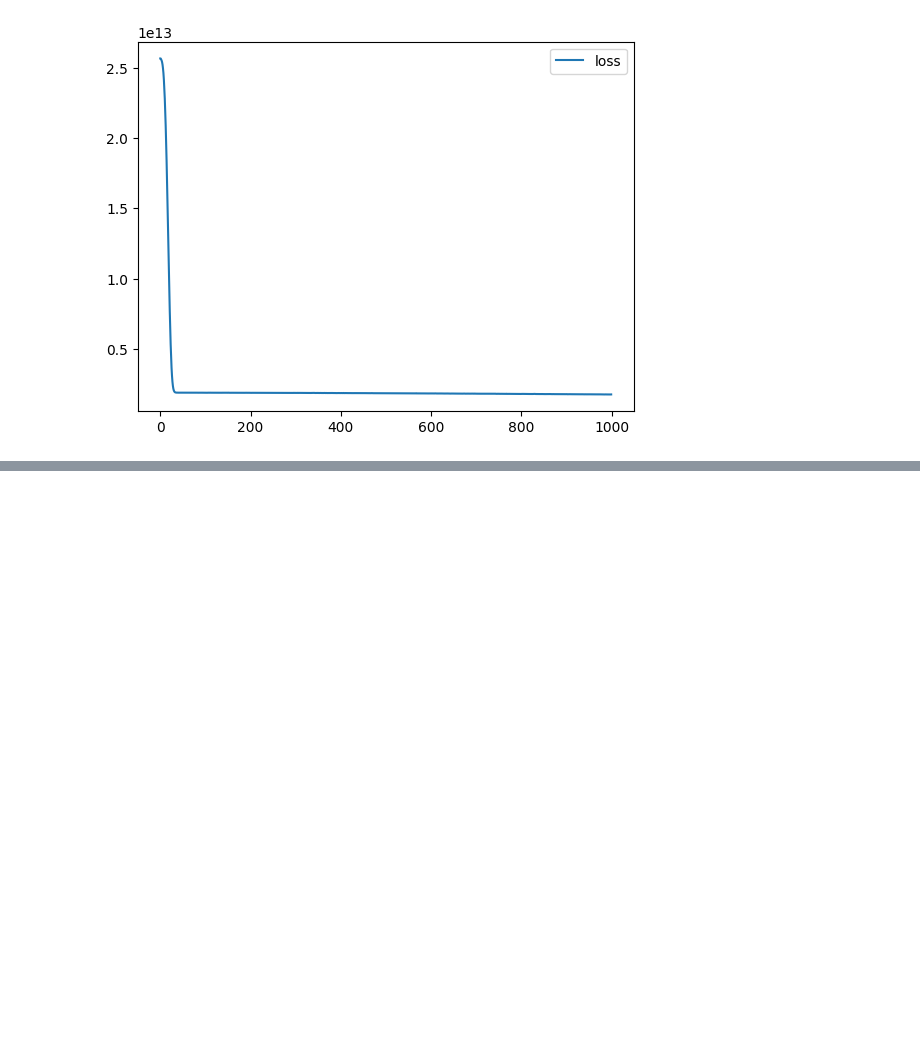
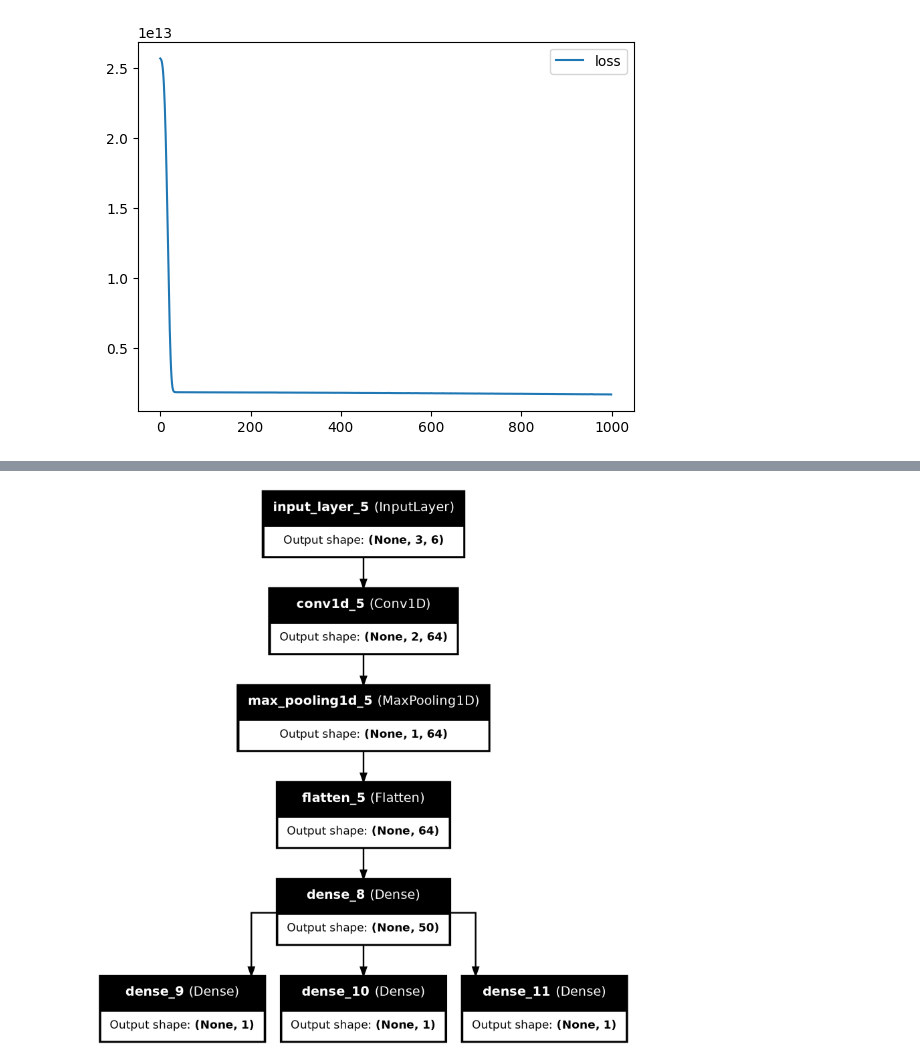
Before and after one commit to ChristaBarrios/Tarea_5_CIBarrios_JAContreras, a Jupyter notebook: Plantilla_Tareas.ipynb, the cells around one changed output, grey strips where cells are left out. Cells and saved outputs as stored; diff of their text form; code cells hidden in the pictures; blank space fills up the shorter version.

```diff
--- a/Plantilla_Tareas.ipynb
+++ b/Plantilla_Tareas.ipynb
@@ -378,0 +449,24 @@ print(yhat)
+# %%
+# Definimos el modelo
+n_features = X_m.shape[2]
+
+visible = Input(shape=(n_steps, n_features))
+cnn = Conv1D(64, 2, activation='relu')(visible)
+cnn = MaxPooling1D()(cnn)
+cnn = Flatten()(cnn)
+cnn = Dense(50, activation='relu')(cnn)
+# %%
+# Definimos salida 1
+output1 = Dense(1)(cnn)
+# Definimos salida 2
+output2 = Dense(1)(cnn)
+# Definimos salida 3
+output3 = Dense(1)(cnn)
+# %%
+# Ponemos todo junto
+model_5 = Model(inputs=visible, outputs=[output1, output2, output3])
+model_5.compile(optimizer='adam', loss='mse')
+# %%
+plot_model(model_5, show_shapes=True, show_layer_names=True)
+# %% [output]
+[figure, added]
```
Also changed, not shown: parts of 44 cells of this notebook, 1 other file.
